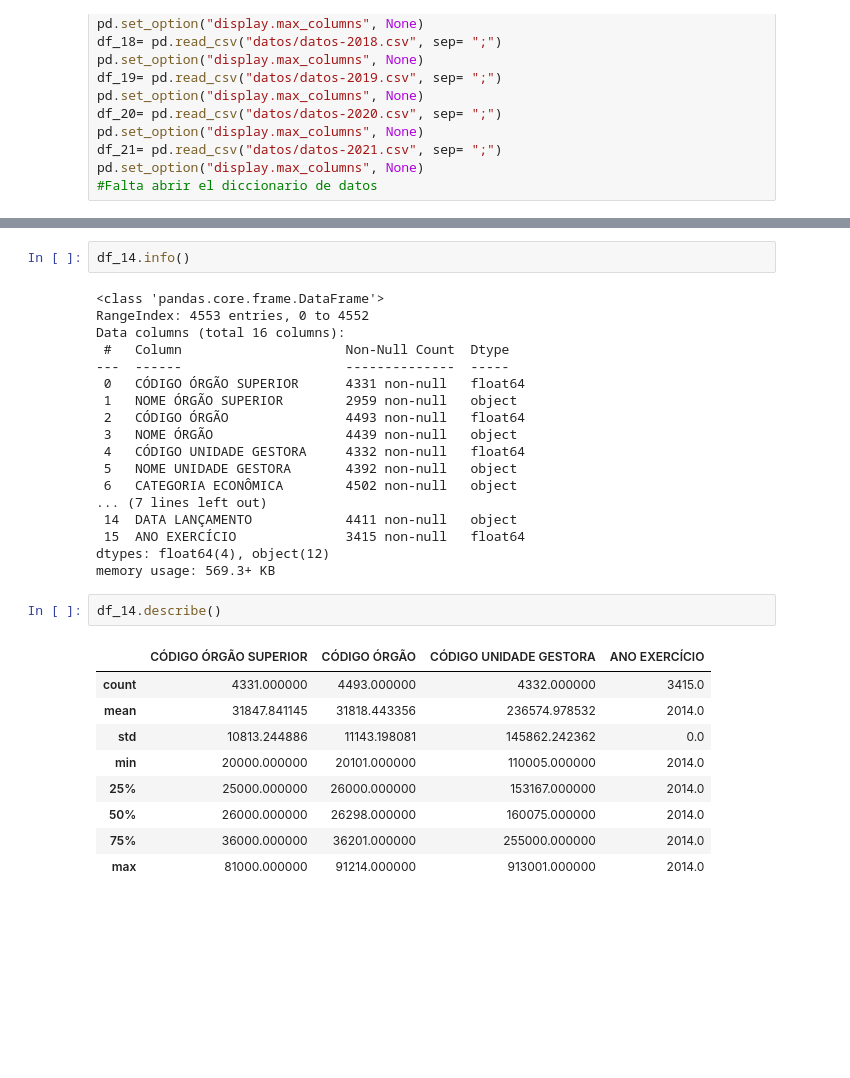
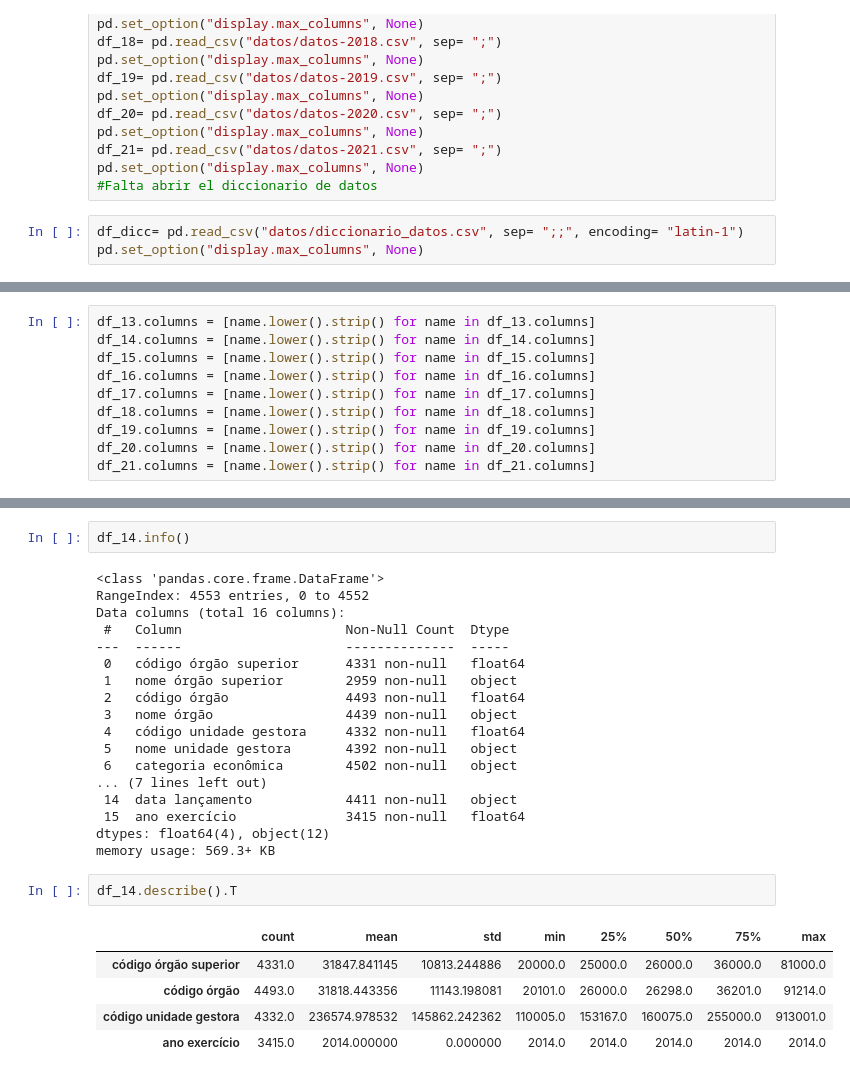
Before and after one commit to jgilsu11/Proyecto2-EDA-Ingresos-Brasil, a Jupyter notebook: EDAs indv.ipynb, the cells around one changed output, grey strips where cells are left out. Cells and saved outputs as stored; diff of their text form; blank space fills up the shorter version.

```diff
--- a/EDAs indv.ipynb
+++ b/EDAs indv.ipynb
@@ -21,3 +22,6 @@ pd.set_option("display.max_columns", None)
 df_21= pd.read_csv("datos/datos-2021.csv", sep= ";")
 pd.set_option("display.max_columns", None)
 #Falta abrir el diccionario de datos
+# %%
+df_dicc= pd.read_csv("datos/diccionario_datos.csv", sep= ";;", encoding= "latin-1")
+pd.set_option("display.max_columns", None)
@@ -23,0 +48,10 @@ pd.set_option("display.max_columns", None)
+# %%
+df_13.columns = [name.lower().strip() for name in df_13.columns]
+df_14.columns = [name.lower().strip() for name in df_14.columns]
+df_15.columns = [name.lower().strip() for name in df_15.columns]
+df_16.columns = [name.lower().strip() for name in df_16.columns]
+df_17.columns = [name.lower().strip() for name in df_17.columns]
+df_18.columns = [name.lower().strip() for name in df_18.columns]
+df_19.columns = [name.lower().strip() for name in df_19.columns]
+df_20.columns = [name.lower().strip() for name in df_20.columns]
+df_21.columns = [name.lower().strip() for name in df_21.columns]
@@ -61,30 +272,26 @@ RangeIndex: 4553 entries, 0 to 4552
 Data columns (total 16 columns):
  #   Column                     Non-Null Count  Dtype
 ---  ------                     --------------  -----
- 0   CÓDIGO ÓRGÃO SUPERIOR      4331 non-null   float64
- 1   NOME ÓRGÃO SUPERIOR        2959 non-null   object
- 2   CÓDIGO ÓRGÃO               4493 non-null   float64
- 3   NOME ÓRGÃO                 4439 non-null   object
- 4   CÓDIGO UNIDADE GESTORA     4332 non-null   float64
- 5   NOME UNIDADE GESTORA       4392 non-null   object
- 6   CATEGORIA ECONÔMICA        4502 non-null   object
+ 0   código órgão superior      4331 non-null   float64
+ 1   nome órgão superior        2959 non-null   object
+ 2   código órgão               4493 non-null   float64
+ 3   nome órgão                 4439 non-null   object
+ 4   código unidade gestora     4332 non-null   float64
+ 5   nome unidade gestora       4392 non-null   object
+ 6   categoria econômica        4502 non-null   object
 ... (7 lines left out)
- 14  DATA LANÇAMENTO            4411 non-null   object
- 15  ANO EXERCÍCIO              3415 non-null   float64
+ 14  data lançamento            4411 non-null   object
+ 15  ano exercício              3415 non-null   float64
 dtypes: float64(4), object(12)
 memory usage: 569.3+ KB
 # %%
-df_14.describe()
+df_14.describe().T
 # %% [output]
-|  | CÓDIGO ÓRGÃO SUPERIOR | CÓDIGO ÓRGÃO | CÓDIGO UNIDADE GESTORA | ANO EXERCÍCIO |
-| count | 4331.000000 | 4493.000000 | 4332.000000 | 3415.0 |
-| mean | 31847.841145 | 31818.443356 | 236574.978532 | 2014.0 |
-| std | 10813.244886 | 11143.198081 | 145862.242362 | 0.0 |
-| min | 20000.000000 | 20101.000000 | 110005.000000 | 2014.0 |
-| 25% | 25000.000000 | 26000.000000 | 153167.000000 | 2014.0 |
-| 50% | 26000.000000 | 26298.000000 | 160075.000000 | 2014.0 |
-| 75% | 36000.000000 | 36201.000000 | 255000.000000 | 2014.0 |
-| max | 81000.000000 | 91214.000000 | 913001.000000 | 2014.0 |
+|  | count | mean | std | min | 25% | 50% | 75% | max |
+| código órgão superior | 4331.0 | 31847.841145 | 10813.244886 | 20000.0 | 25000.0 | 26000.0 | 36000.0 | 81000.0 |
+| código órgão | 4493.0 | 31818.443356 | 11143.198081 | 20101.0 | 26000.0 | 26298.0 | 36201.0 | 91214.0 |
+| código unidade gestora | 4332.0 | 236574.978532 | 145862.242362 | 110005.0 | 153167.0 | 160075.0 | 255000.0 | 913001.0 |
+| ano exercício | 3415.0 | 2014.000000 | 0.000000 | 2014.0 | 2014.0 | 2014.0 | 2014.0 | 2014.0 |
 # %%
 df_15.info()
 # %% [output]
```
Also changed, not shown: parts of 37 cells of this notebook.
